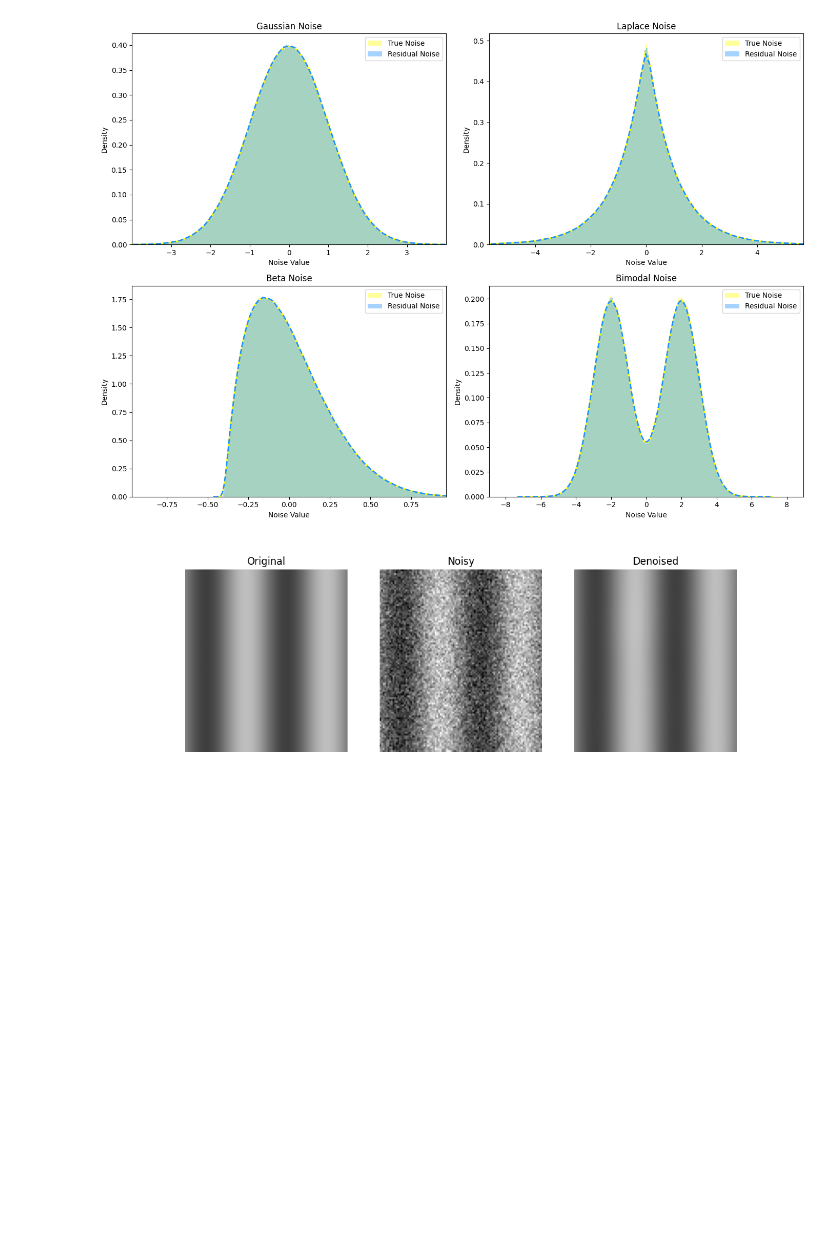
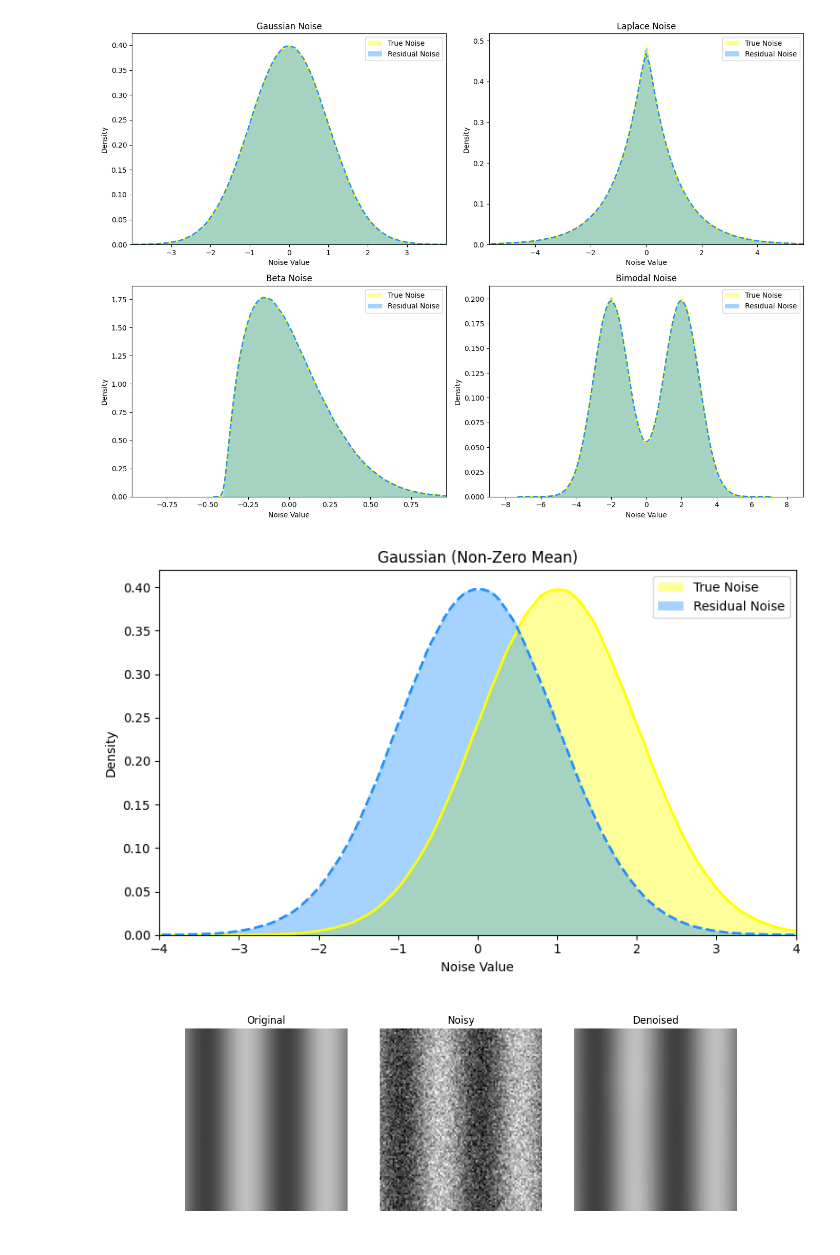
Before and after one commit to katienb/perception_project, a Jupyter notebook: perception_project/testing_denoise.ipynb, the cells around one changed output. Saved outputs shown, nothing was run; the diff lists cells and outputs as text; code cells hidden in the pictures; blank space fills up the shorter version.

```diff
--- a/perception_project/testing_denoise.ipynb
+++ b/perception_project/testing_denoise.ipynb
@@ -119,12 +120,15 @@ def compute_nmse(signal: np.ndarray, noise: np.ndarray) -> float:
 
     return nmse
 # %%
+
+
 def compare_noise_distributions(signal: np.ndarray,
                                 distribution: str = "gaussian",
                                 noise_params: dict = {},
                                 bins: int = 100,
                                 plot_kde: bool = True,
-                                title = None):
+                                title = None,
+                                xlim = None):
     """
     Generate noise from a specified distribution, denoise the noisy signal,
     and compare the residual noise distribution with the original noise.
@@ -135,7 +139,6 @@ def compare_noise_distributions(signal: np.ndarray,
         noise_params (dict): Parameters for the noise distribution
         bins (int): Number of bins for histogram
         plot_kde (bool): Whether to overlay a kernel density estimate
-        seed (int): Random seed for reproducibility
 
     Returns:
         residual (np.ndarray): Residual noise (noisy - denoised)
@@ -148,6 +151,30 @@ def compare_noise_distributions(signal: np.ndarray,
         mean = noise_params.get("mean", 0)
         std = noise_params.get("std", 1)
         noise = np.random.normal(loc=mean, scale=std, size=shape)
+
+    elif distribution == "SkewedGaussian":
+        mean = noise_params.get("mean", 0)
+        std = noise_params.get("std", 1)
+        skewness = noise_params.get("skewness", 10)  # Positive = longer tail on right
+
+        # Generate skewed data: skewnorm.rvs(a, loc, scale)
+        # a > 0 gives right (positive) skew; a < 0 gives left skew
+        noise = skewnorm.rvs(a=skewness, loc=0, scale=1, size=shape)
+
+        # Standardize and shift to match desired mean and std
+        noise = (noise - np.mean(noise)) / np.std(noise) * std + mean
+
+    elif distribution == "AsymmetricGaussian":
+        std = noise_params.get("std", 1.0)
+        skewness = noise_params.get("skewness", 10)
+
+        raw = skewnorm.rvs(a=skewness, loc=0, scale=1, size=shape)
+
+        # Shift so mode ≈ 0
+        mode_shift = skewnorm.mean(a=skewness, loc=0, scale=1)
+        raw -= 0.3
+
+        noise = (raw / np.std(raw)) * std
 
     elif distribution == "Laplace":
         loc = noise_params.get("loc", 0)
@@ -224,9 +251,12 @@ def compare_noise_distributions(signal: np.ndarray,
     plt.ylabel("Density")
     plt.legend()
 
-    # Crop the x-axis based on estimated std
-    std_est = np.std(noise_flat)
-    plt.xlim(-4 * std_est, 4 * std_est)
+    if xlim:
+        plt.xlim(xlim)
+    else:
+        # Crop the x-axis based on estimated std
+        std_est = np.std(noise_flat)
+        plt.xlim(-4 * std_est, 4 * std_est)
 
     plt.tight_layout()
     plt.show()
@@ -337,6 +367,11 @@ test_denoising(test_movie)
 # test_denoising(whole_brain_wave_50)
 # %% [output]
 [figure]
+# %%
+compare_noise_distributions(signal= test_movie, distribution= "Gaussian", noise_params= {'mean':1},
+                                bins=300, title="Gaussian (Non-Zero Mean)")
+# %% [output]
+[figure, added]
 # %%
 ### Gaussian noise
 gaussian_noise = np.random.normal(0, 0.5, size=burst.shape)
```
Also changed, not shown: parts of 1 cell of this notebook, 1 other file.
